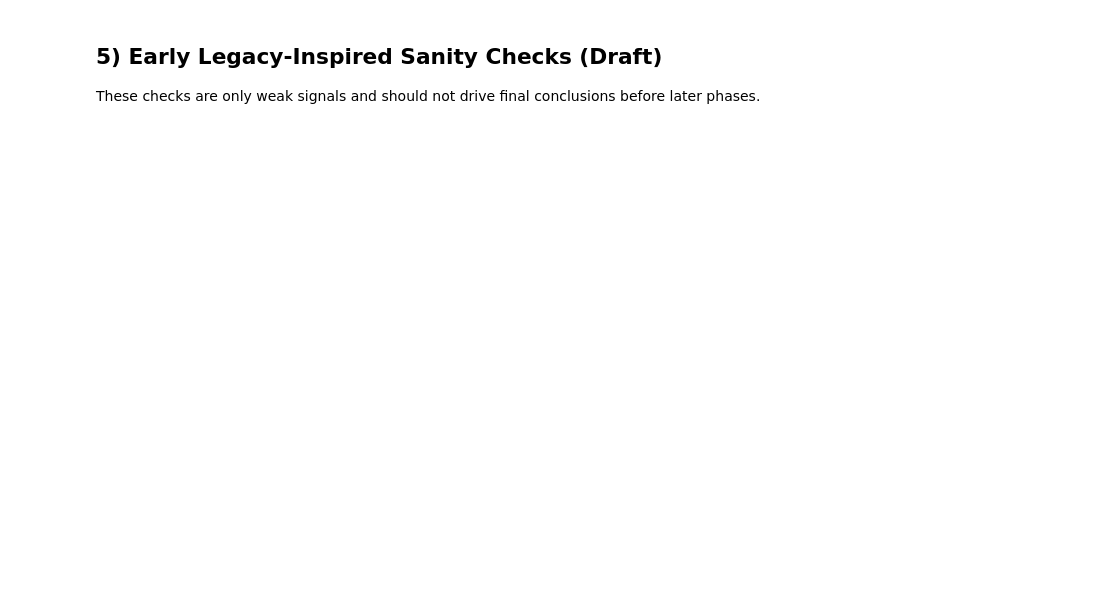
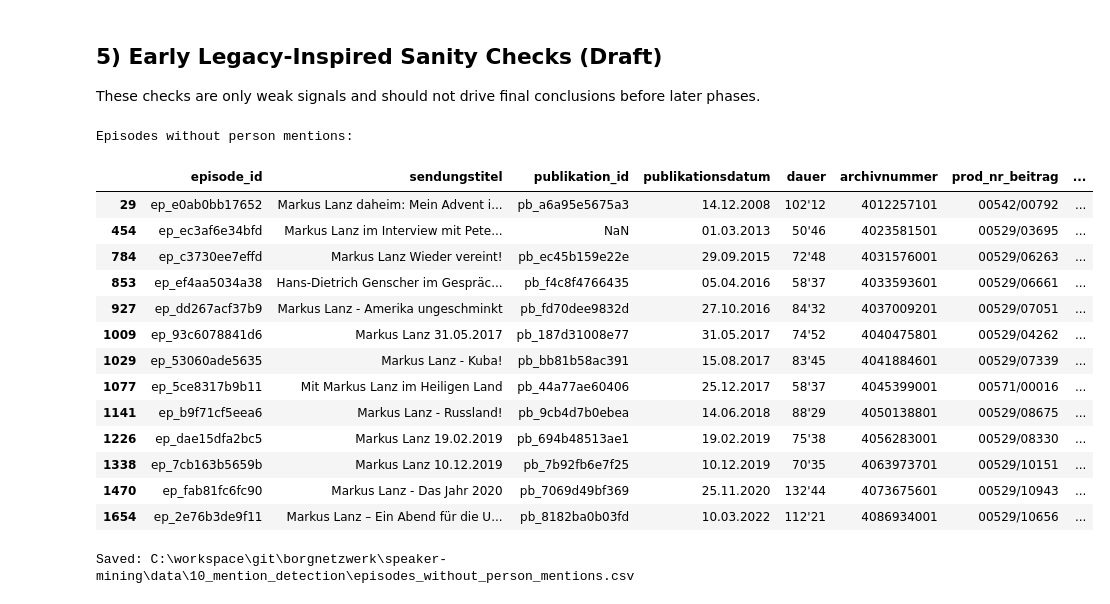
Before and after one commit to borgnetzwerk/speaker-mining, a Jupyter notebook: speakermining/src/process/notebooks/19_analysis.ipynb, the cells around one changed output. Cells and saved outputs as stored; diff of their text form; code cells hidden in the pictures; blank space fills up the shorter version.

```diff
--- a/speakermining/src/process/notebooks/19_analysis.ipynb
+++ b/speakermining/src/process/notebooks/19_analysis.ipynb
@@ -131,18 +165,47 @@ These checks are only weak signals and should not drive final conclusions before
 # %%
 episodes_without_person_mentions = int(
     episodes_df['episode_id'].nunique() - persons_df['episode_id'].nunique()
 ) if ('episode_id' in episodes_df.columns and 'episode_id' in persons_df.columns) else None
 
 names_ending_with_von = int(
     persons_df['name'].fillna('').str.upper().str.endswith(' VON').sum()
 ) if 'name' in persons_df.columns else None
 
 thevessen_variant_count = int(
     episodes_df['infos'].fillna('').str.contains(r'THEVE(?:ß|SS)EN', regex=True, case=False).sum()
 ) if 'infos' in episodes_df.columns else None
 
 {
     'episodes_without_person_mentions': episodes_without_person_mentions,
     'names_ending_with_von': names_ending_with_von,
     'infos_thevessen_variant_count': thevessen_variant_count,
 }
+
+if episodes_without_person_mentions is not None:
+    episodes_with_mentions = set(persons_df['episode_id'].dropna().unique()) if 'episode_id' in persons_df.columns else set()
+    episodes_without_mentions_df = episodes_df[episodes_df['episode_id'].isin(episodes_with_mentions) == False] if 'episode_id' in episodes_df.columns else pd.DataFrame()
+    print("Episodes without person mentions:")
+    display(episodes_without_mentions_df)
+
+    # Persist this list as actionable feedback for mention-detection improvements.
+    phase_dir.mkdir(parents=True, exist_ok=True)
+    episodes_without_mentions_path = phase_dir / "episodes_without_person_mentions.csv"
+    episodes_without_mentions_df.to_csv(episodes_without_mentions_path, index=False)
+    print(f"Saved: {episodes_without_mentions_path}")
+# %% [output]
+Episodes without person mentions:
+|  | episode_id | sendungstitel | publikation_id | publikationsdatum | dauer | archivnummer | prod_nr_beitrag | ... |
+| 29 | ep_e0ab0bb17652 | Markus Lanz daheim: Mein Advent i... | pb_a6a95e5675a3 | 14.12.2008 | 102'12 | 4012257101 | 00542/00792 | ... |
+| 454 | ep_ec3af6e34bfd | Markus Lanz im Interview mit Pete... | NaN | 01.03.2013 | 50'46 | 4023581501 | 00529/03695 | ... |
+| 784 | ep_c3730ee7effd | Markus Lanz Wieder vereint! | pb_ec45b159e22e | 29.09.2015 | 72'48 | 4031576001 | 00529/06263 | ... |
+| 853 | ep_ef4aa5034a38 | Hans-Dietrich Genscher im Gespräc... | pb_f4c8f4766435 | 05.04.2016 | 58'37 | 4033593601 | 00529/06661 | ... |
+| 927 | ep_dd267acf37b9 | Markus Lanz - Amerika ungeschminkt | pb_fd70dee9832d | 27.10.2016 | 84'32 | 4037009201 | 00529/07051 | ... |
+| 1009 | ep_93c6078841d6 | Markus Lanz 31.05.2017 | pb_187d31008e77 | 31.05.2017 | 74'52 | 4040475801 | 00529/04262 | ... |
+| 1029 | ep_53060ade5635 | Markus Lanz - Kuba! | pb_bb81b58ac391 | 15.08.2017 | 83'45 | 4041884601 | 00529/07339 | ... |
+| 1077 | ep_5ce8317b9b11 | Mit Markus Lanz im Heiligen Land | pb_44a77ae60406 | 25.12.2017 | 58'37 | 4045399001 | 00571/00016 | ... |
+| 1141 | ep_b9f71cf5eea6 | Markus Lanz - Russland! | pb_9cb4d7b0ebea | 14.06.2018 | 88'29 | 4050138801 | 00529/08675 | ... |
+| 1226 | ep_dae15dfa2bc5 | Markus Lanz 19.02.2019 | pb_694b48513ae1 | 19.02.2019 | 75'38 | 4056283001 | 00529/08330 | ... |
+| 1338 | ep_7cb163b5659b | Markus Lanz 10.12.2019 | pb_7b92fb6e7f25 | 10.12.2019 | 70'35 | 4063973701 | 00529/10151 | ... |
+| 1470 | ep_fab81fc6fc90 | Markus Lanz - Das Jahr 2020 | pb_7069d49bf369 | 25.11.2020 | 132'44 | 4073675601 | 00529/10943 | ... |
+| 1654 | ep_2e76b3de9f11 | Markus Lanz – Ein Abend für die U... | pb_8182ba0b03fd | 10.03.2022 | 112'21 | 4086934001 | 00529/10656 | ... |
+Saved: C:\workspace\git\borgnetzwerk\speaker-mining\data\10_mention_detection\episodes_without_person_mentions.csv
```
Also changed, not shown: parts of 4 cells of this notebook, 10 other files.
